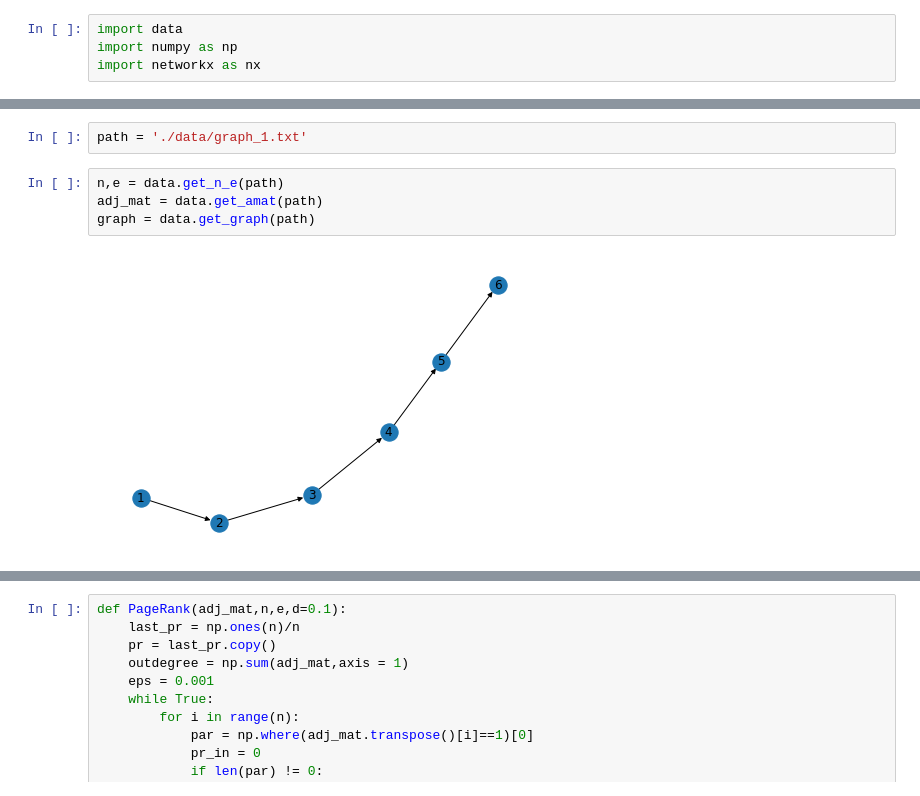
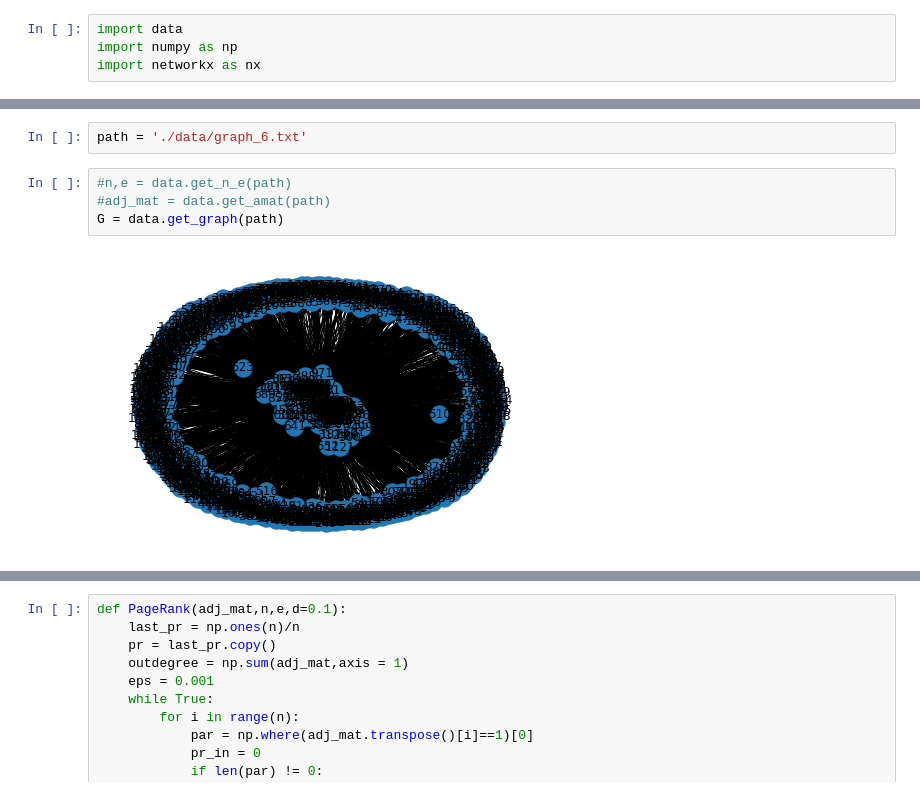
Before and after one commit to CalebThian/link_analysis, a Jupyter notebook: pagerank.ipynb, the cells around one changed output, grey strips where cells are left out. Cells and saved outputs as stored; diff of their text form.

```diff
--- a/pagerank.ipynb
+++ b/pagerank.ipynb
@@ -17,8 +17,8 @@ files = data.get_files("./data/")
 # %%
-path = './data/graph_1.txt'
+path = './data/graph_6.txt'
 # %%
-n,e = data.get_n_e(path)
-adj_mat = data.get_amat(path)
-graph = data.get_graph(path)
+#n,e = data.get_n_e(path)
+#adj_mat = data.get_amat(path)
+G = data.get_graph(path)
 # %% [output]
-[figure, old version]
+[figure, new version]
```
Also changed, not shown: parts of 6 cells of this notebook, 11 other files.
